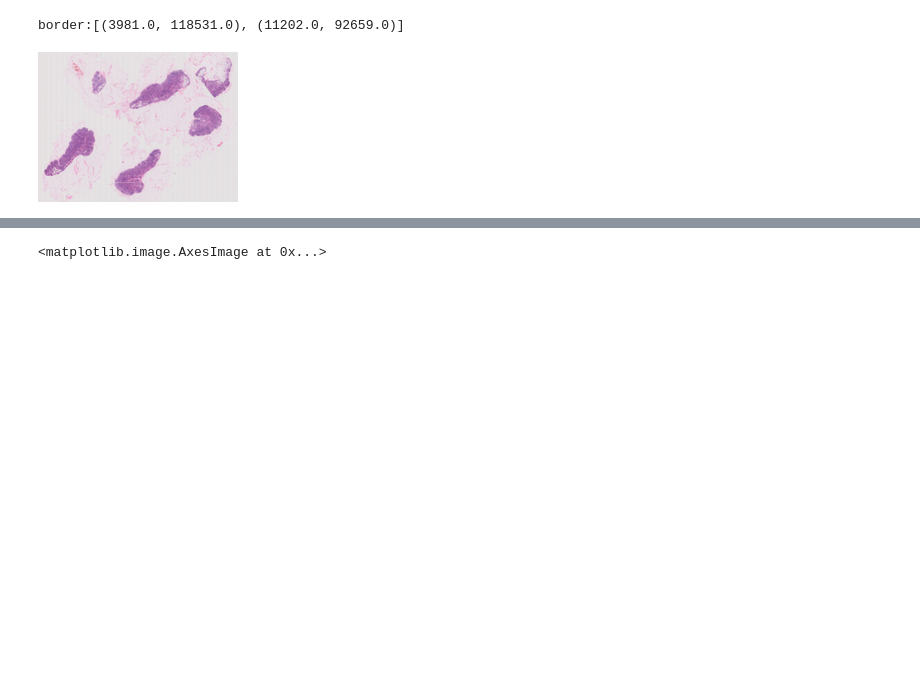
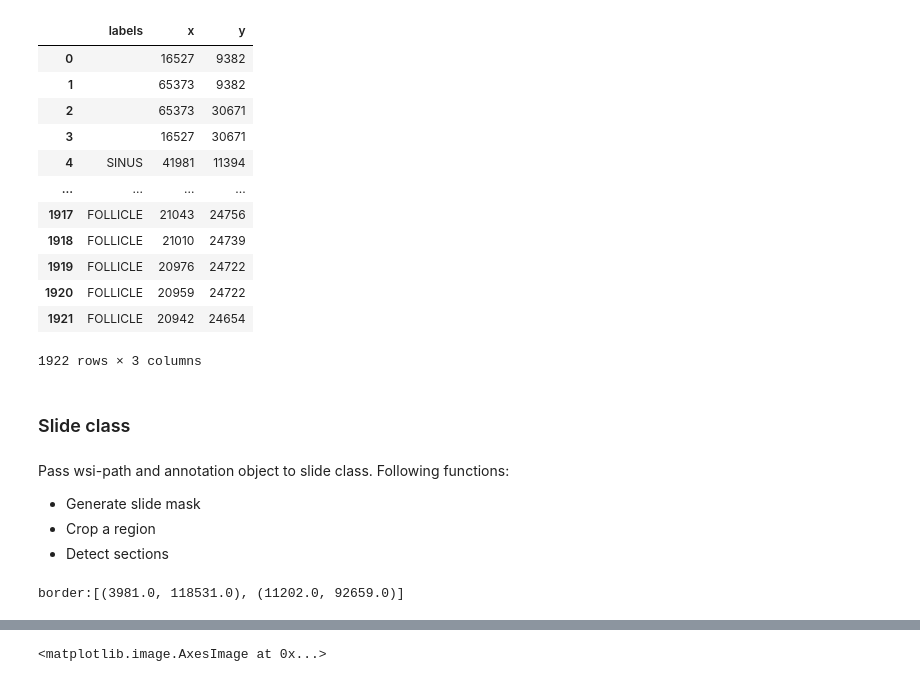
Before and after one commit to gregoryverghese/PySlide, a Jupyter notebook: example.ipynb, the cells around one changed output, grey strips where cells are left out. Cells and saved outputs as stored; diff of their text form; code cells hidden in the pictures; blank space fills up the shorter version.

```diff
--- a/example.ipynb
+++ b/example.ipynb
@@ -26,0 +77,16 @@ WSI_PATH='data/wsi/2865 B2 LN.ndpi'
+# %%
+annotate_imagej.df()
+# %% [output]
+|  | labels | x | y |
+| 0 |  | 16527 | 9382 |
+| 1 |  | 65373 | 9382 |
+| 2 |  | 65373 | 30671 |
+| 3 |  | 16527 | 30671 |
+| 4 | SINUS | 41981 | 11394 |
+| ... | ... | ... | ... |
+| 1917 | FOLLICLE | 21043 | 24756 |
+| 1918 | FOLLICLE | 21010 | 24739 |
+| 1919 | FOLLICLE | 20976 | 24722 |
+| 1920 | FOLLICLE | 20959 | 24722 |
+| 1921 | FOLLICLE | 20942 | 24654 |
+1922 rows × 3 columns
@@ -26,0 +95,7 @@ WSI_PATH='data/wsi/2865 B2 LN.ndpi'
+# %% [markdown]
+### Slide class
+# %% [markdown]
+Pass wsi-path and annotation object to slide class. Following functions:
+- Generate slide mask
+- Crop a region
+- Detect sections
@@ -29,7 +107,5 @@ annotate=slide.Annotations([QUPATH_PATH],source="qupath",labels=['sinus','follic
 wsi=slide.Slide(WSI_PATH,mag=0,annotations=annotate)
 mask=wsi.slide_mask
 print('border:{}'.format(wsi.get_border()))
-wsi.get_thumbnail((200,200))
 # %% [output]
 border:[(3981.0, 118531.0), (11202.0, 92659.0)]
-[figure, removed]
```
Also changed, not shown: parts of 22 cells of this notebook.
